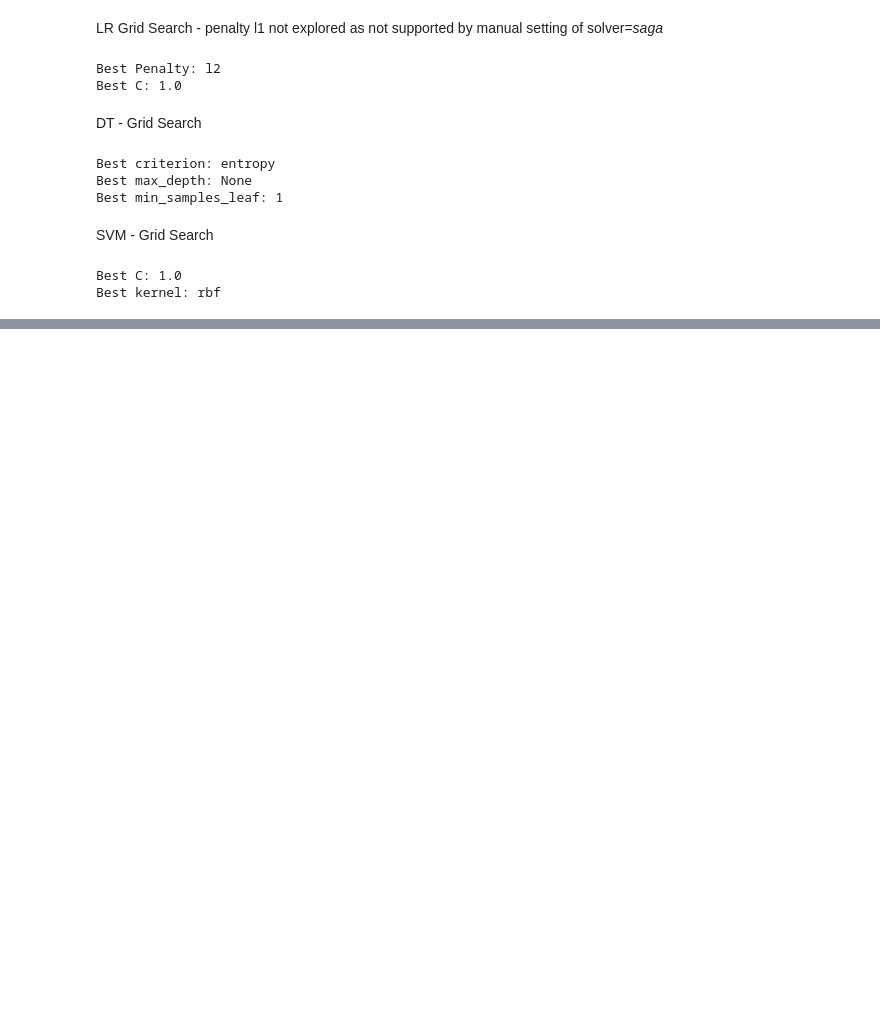
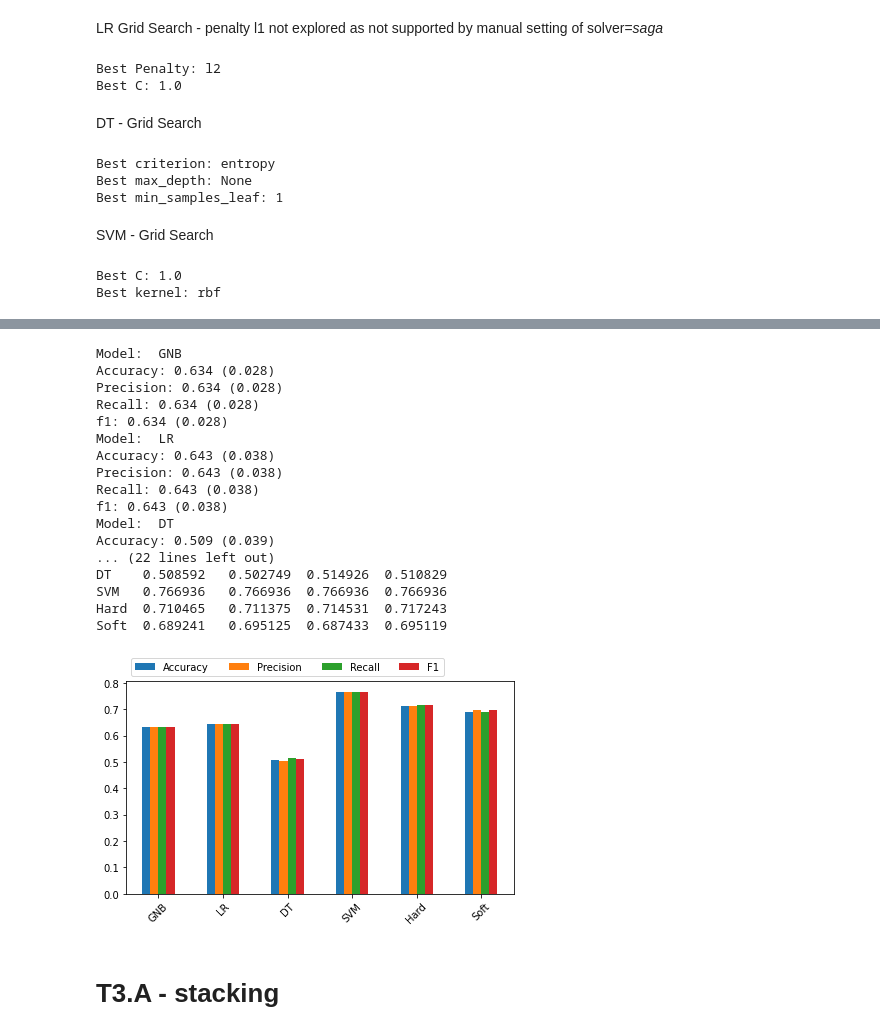
Before and after one commit to claredavies/AutomaticLearning, a Jupyter notebook: Assignment1/SupervisedLearningAssignment.ipynb, the cells around one changed output, grey strips where cells are left out. Drawn from its saved outputs; the diff is of its cells as text; code cells hidden in the pictures; blank space fills up the shorter version.

```diff
--- a/Assignment1/SupervisedLearningAssignment.ipynb
+++ b/Assignment1/SupervisedLearningAssignment.ipynb
@@ -409,13 +392,0 @@ name:  hard
-# %%
-models = get_models('soft')
-# evaluate the models and store results
-results, names = list(), list()
-for name, model in models.items():
- print("name:  " + name)
- scores = evaluate_model(model, X, Y)
- results.append(scores)
- names.append(name)
- print('>%s %.3f (%.3f)' % (name, mean(scores), std(scores)))
-# plot model performance for comparison
-pyplot.boxplot(results, labels=names, showmeans=True)
-pyplot.show()
@@ -436,0 +421,28 @@ ensemble.fit(X, Y)
+# %%
+ensembleHard = get_voting("hard")
+esembleSoft = get_voting("soft")
+models['Hard'] = ensembleHard
+models['Soft'] = esembleSoft
+# %%
+evaluateModels(models, X_train, y_train)
+# %% [output]
+Model:  GNB
+Accuracy: 0.634 (0.028)
+Precision: 0.634 (0.028)
+Recall: 0.634 (0.028)
+f1: 0.634 (0.028)
+Model:  LR
+Accuracy: 0.643 (0.038)
+Precision: 0.643 (0.038)
+Recall: 0.643 (0.038)
+f1: 0.643 (0.038)
+Model:  DT
+Accuracy: 0.509 (0.039)
+... (22 lines left out)
+DT    0.508592   0.502749  0.514926  0.510829
+SVM   0.766936   0.766936  0.766936  0.766936
+Hard  0.710465   0.711375  0.714531  0.717243
+Soft  0.689241   0.695125  0.687433  0.695119
+[figure, added]
+# %% [markdown]
+# T3.A - stacking
```
Also changed, not shown: parts of 13 cells of this notebook.
